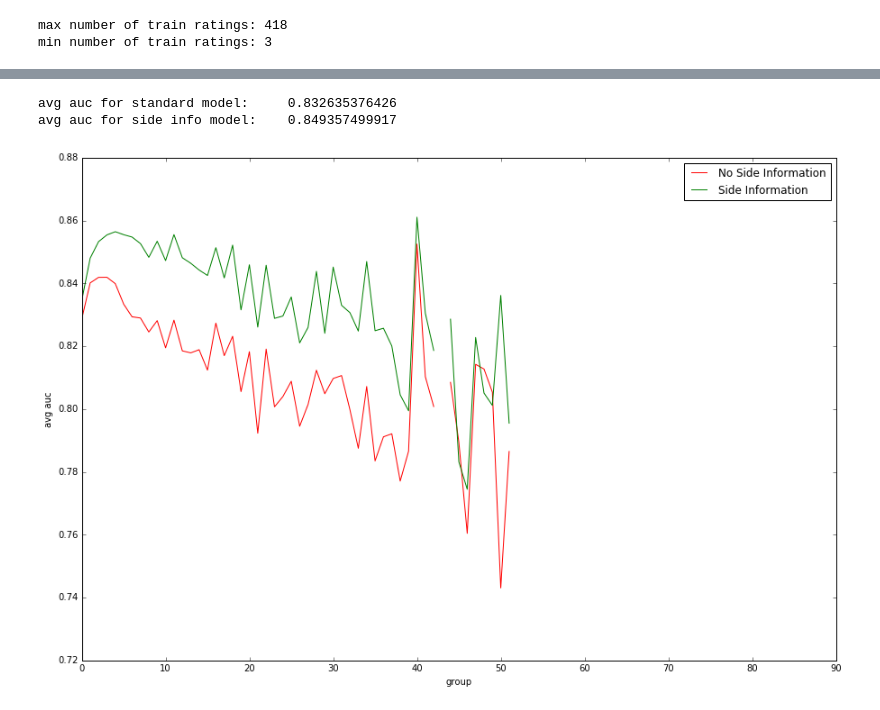
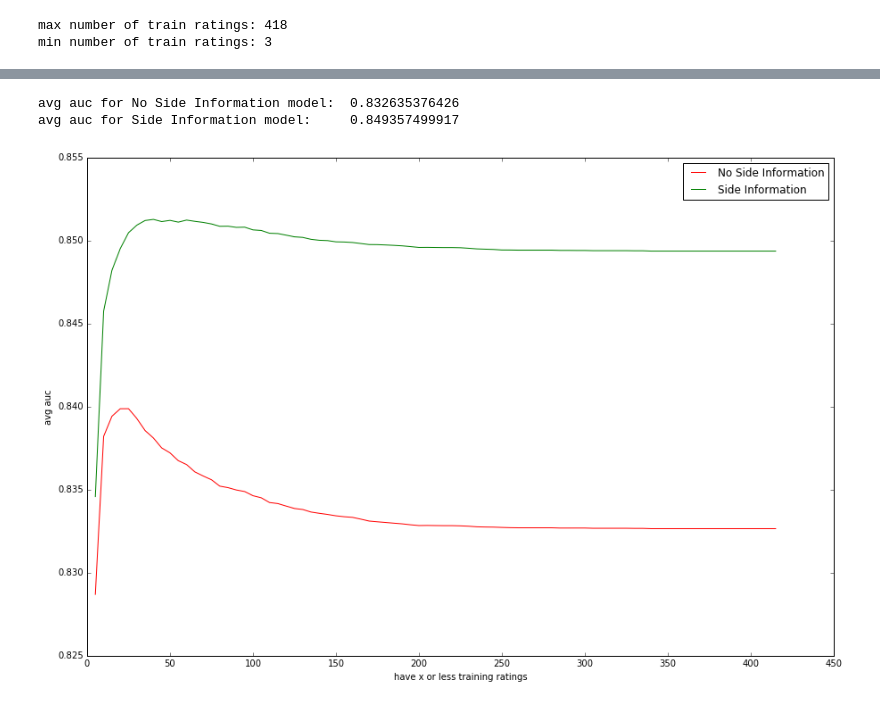
Before and after one commit to marcuniq/bsc-thesis, a Jupyter notebook: show_metrics.ipynb, the cells around one changed output, grey strips where cells are left out. Cells and saved outputs as stored; diff of their text form; code cells hidden in the pictures.

Commit message:
show user and movie cohort distribution, add possibility to plot metric results in a cumulative fashion

```diff
--- a/show_metrics.ipynb
+++ b/show_metrics.ipynb
@@ -92,2 +99,0 @@ def plot_nb_train_movies_distribution(df, step=5):
-# %%
-plot_nb_train_movies_distribution(side_info_model_metrics)
@@ -98,0 +100,24 @@ Group 1: users who have 5-10 training ratings
+# %%
+def compare_metric(model1_metrics, model2_metrics, metric_name, step=5, cumulative=False, label1='No Side Information', label2='Side Information'):
+    func = lambda df: df[metric_name].mean()
+
+    model1_metric_per_cohort = get_cohorts(model1_metrics, step=step, func=func, cumulative=cumulative)
+    model2_metric_per_cohort = get_cohorts(model2_metrics, step=step, func=func, cumulative=cumulative)
+
+    fig = plt.figure(figsize=(15,10))
+    ax = plt.gca()
+    ax.set_ylabel('avg {}'.format(metric_name))
+    if cumulative:
+        ax.set_xlabel('have x or less training ratings')
+        x_axis = [(i+1) * step for i in xrange(len(model1_metric_per_cohort))]
+    else:
+        ax.set_xlabel('cohort')
+        x_axis = [i for i in xrange(len(model1_metric_per_cohort))]
+    assert len(model1_metric_per_cohort) == len(model2_metric_per_cohort)
+
+    ax.plot(x_axis, model1_metric_per_cohort, 'r', label=label1)
+    ax.plot(x_axis, model2_metric_per_cohort, 'g', label=label2)
+    ax.legend(loc='upper right')
+
+    print "avg {} for {} model:\t".format(metric_name, label1), model1_metrics[metric_name].mean()
+    print "avg {} for {} model:\t".format(metric_name, label2), model2_metrics[metric_name].mean()
@@ -99,7 +139,7 @@ Group 1: users who have 5-10 training ratings
 # %%
-show_metric(no_side_info_model_metrics, side_info_model_metrics, 'auc')
+compare_metric(no_side_info_model_metrics, side_info_model_metrics, 'auc', step=5, cumulative=True)
 # %% [output]
-avg auc for standard model:     0.832635376426
-avg auc for side info model:    0.849357499917
+avg auc for No Side Information model:  0.832635376426
+avg auc for Side Information model:     0.849357499917
-[figure, old version]
+[figure, new version]
 # %%
```
Also changed, not shown: parts of 16 cells of this notebook.
